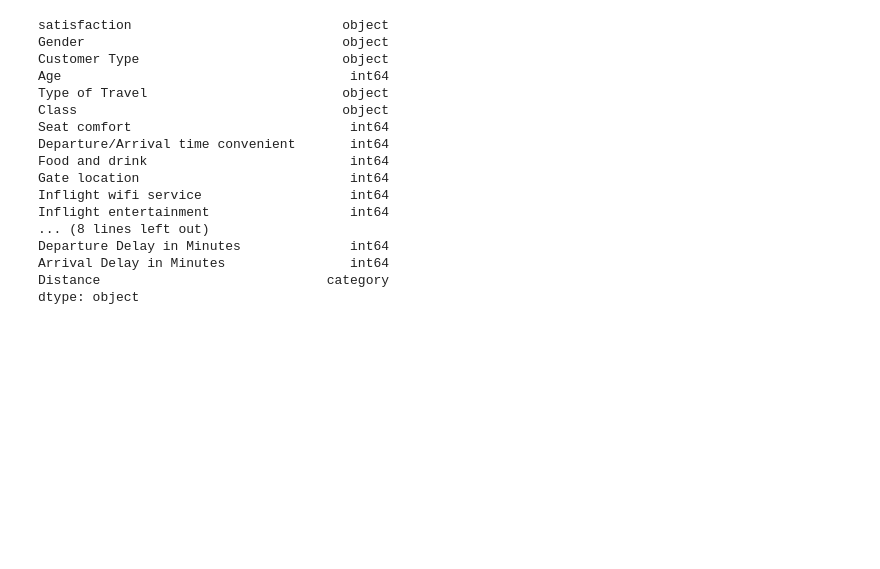
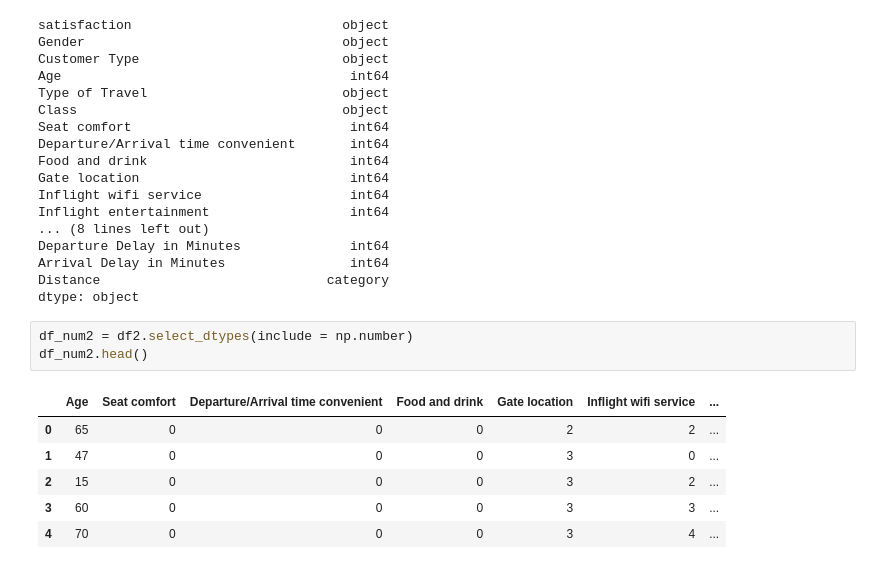
Before and after one commit to Adalab/DA-promo-c-modulo-3-sprint-1-AnaG-Laura, a Jupyter notebook: Regresión Logística/Lección-1-EDA.ipynb, the cells around one changed output. Cells and saved outputs as stored; diff of their text form; blank space fills up the shorter version.

```diff
--- a/Regresión Logística/Lección-1-EDA.ipynb
+++ b/Regresión Logística/Lección-1-EDA.ipynb
@@ -508,6 +510,16 @@ Departure Delay in Minutes              int64
 Arrival Delay in Minutes                int64
 Distance                             category
 dtype: object
+# %%
+df_num2 = df2.select_dtypes(include = np.number)
+df_num2.head()
+# %% [output]
+|  | Age | Seat comfort | Departure/Arrival time convenient | Food and drink | Gate location | Inflight wifi service | ... |
+| 0 | 65 | 0 | 0 | 0 | 2 | 2 | ... |
+| 1 | 47 | 0 | 0 | 0 | 3 | 0 | ... |
+| 2 | 15 | 0 | 0 | 0 | 3 | 2 | ... |
+| 3 | 60 | 0 | 0 | 0 | 3 | 3 | ... |
+| 4 | 70 | 0 | 0 | 0 | 3 | 4 | ... |
 # %%
 fig, axes = plt.subplots(6, 3, figsize=(30,40))
 
```
Also changed, not shown: parts of 7 cells of this notebook, 6 other files.
